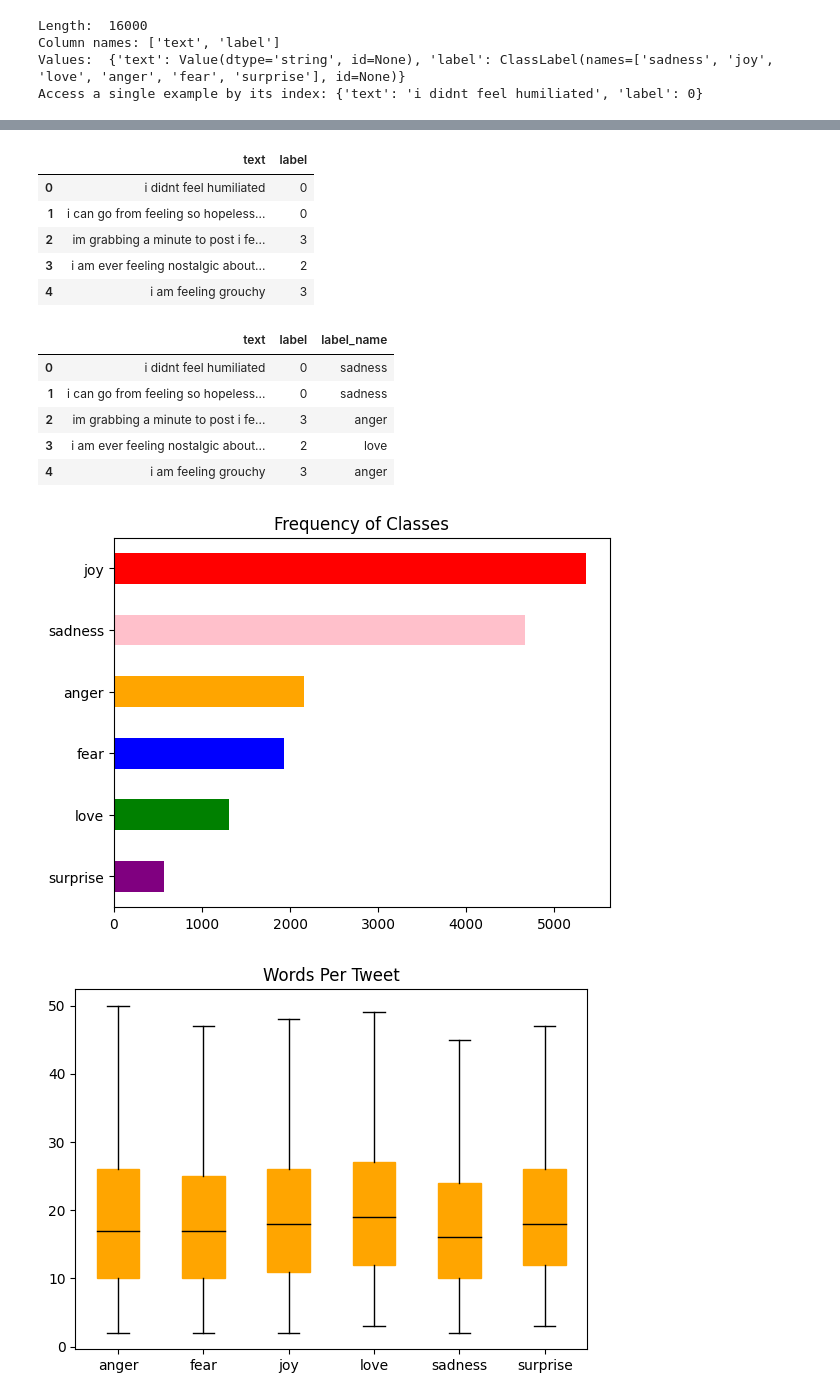
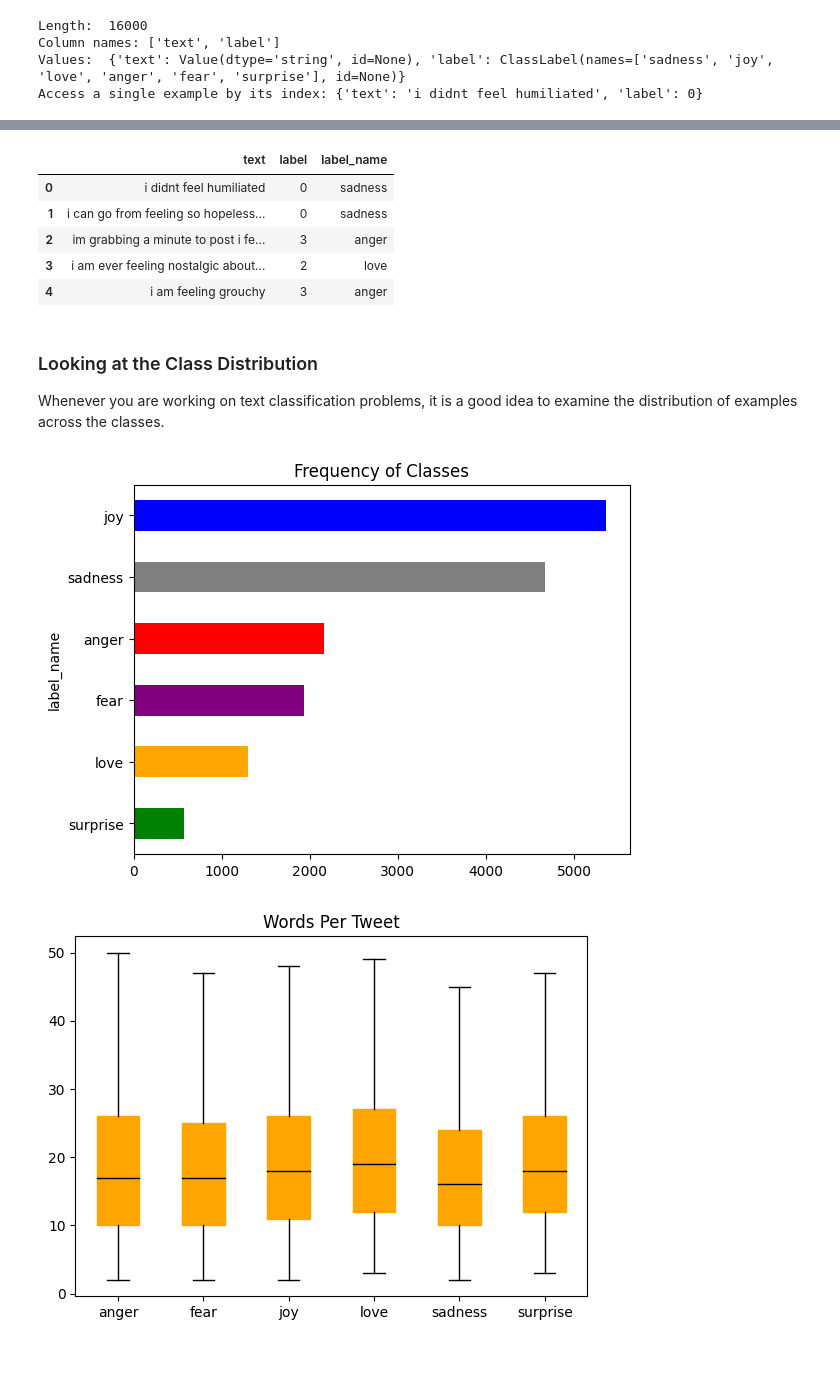
Before and after one commit to andsfonseca/nlp-with-transformers, a Jupyter notebook: text_classification.ipynb, the cells around one changed output, grey strips where cells are left out. Drawn from its saved outputs; the diff is of its cells as text; code cells hidden in the pictures; blank space fills up the shorter version.

Commit message:
feat: Update README and update notebook examples

```diff
--- a/text_classification.ipynb
+++ b/text_classification.ipynb
@@ -60,25 +97,14 @@ emotions.set_format(type="pandas")
 # %%
-df_train = emotions["train"][:]
-
+df_train["label_name"] = df_train["label"].apply(label_int2str)
 df_train.head()
 # %% [output]
-|  | text | label |
-| 0 | i didnt feel humiliated | 0 |
-| 1 | i can go from feeling so hopeless... | 0 |
-| 2 | im grabbing a minute to post i fe... | 3 |
-| 3 | i am ever feeling nostalgic about... | 2 |
-| 4 | i am feeling grouchy | 3 |
+|  | text | label | label_name |
+| 0 | i didnt feel humiliated | 0 | sadness |
+| 1 | i can go from feeling so hopeless... | 0 | sadness |
+| 2 | im grabbing a minute to post i fe... | 3 | anger |
+| 3 | i am ever feeling nostalgic about... | 2 | love |
+| 4 | i am feeling grouchy | 3 | anger |
-# %%
-def label_int2str(row):
-    return emotions["train"].features["label"].int2str(row)
-
-df_train["label_name"] = df_train["label"].apply(label_int2str)
-
-df_train.head()
-# %% [output]
-|  | text | label | label_name |
-| 0 | i didnt feel humiliated | 0 | sadness |
-| 1 | i can go from feeling so hopeless... | 0 | sadness |
-| 2 | im grabbing a minute to post i fe... | 3 | anger |
-| 3 | i am ever feeling nostalgic about... | 2 | love |
-| 4 | i am feeling grouchy | 3 | anger |
+# %% [markdown]
+### Looking at the Class Distribution
+
+Whenever you are working on text classification problems, it is a good idea to examine the distribution of examples across the classes.
@@ -85,9 +113,11 @@ df_train.head()
 # %%
-df_train["label_name"].value_counts(ascending=True).plot.barh(color={"red", "green", "pink", "blue", "orange", "purple"})
+
+df_train["label_name"].value_counts(ascending=True).plot(kind='barh', color=["g", "orange", "purple", "r", "gray", "b"])
+
 plt.title("Frequency of Classes")
 plt.show()
 # %% [output]
-[figure, old version]
+[figure, new version]
 # %%
 df_train["Words Per Tweet"] = df_train["text"].str.split().apply(len)
 
```
Also changed, not shown: parts of 16 cells of this notebook, 1 other file.
